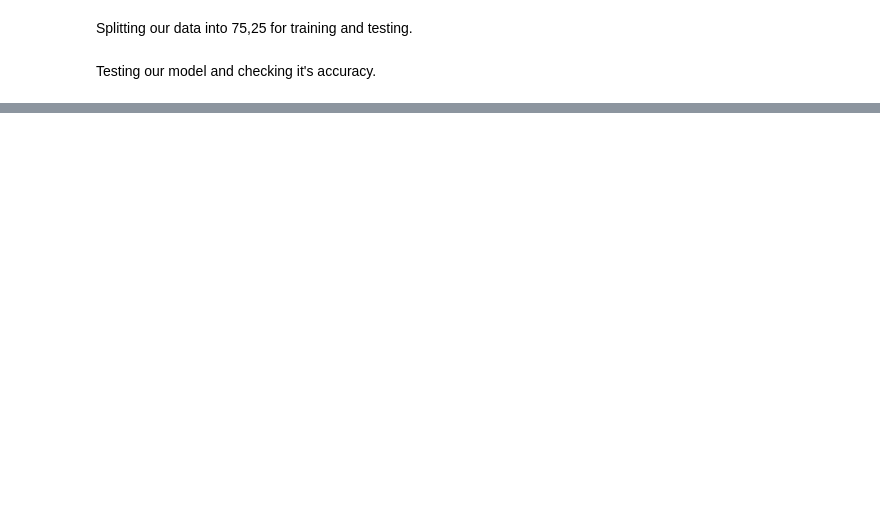
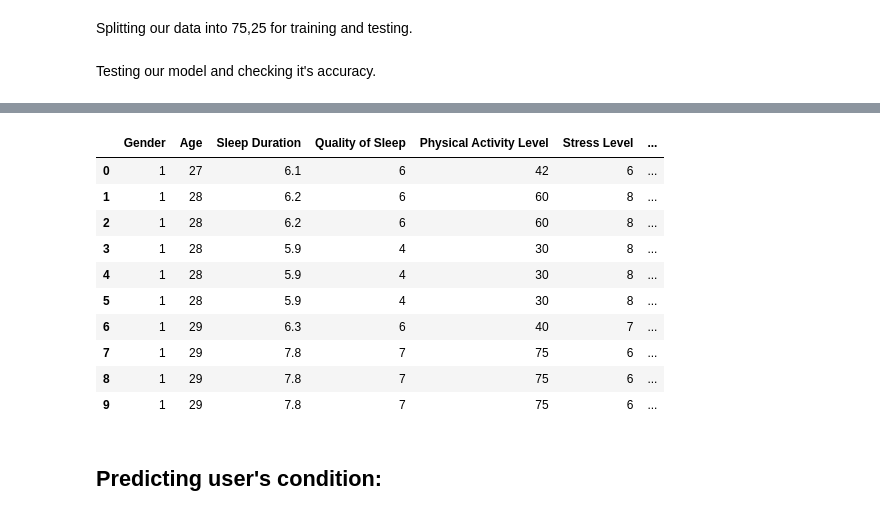
Before and after one commit to DartMNKY/stats102-team-project, a Jupyter notebook: Updated final project.ipynb, the cells around one changed output, grey strips where cells are left out. Drawn from its saved outputs; the diff is of its cells as text; code cells hidden in the pictures; blank space fills up the shorter version.

```diff
--- a/Updated final project.ipynb
+++ b/Updated final project.ipynb
@@ -172,0 +198,14 @@ Haven't implemented our input feature yet.
+# %%
+dt.head(10)
+# %% [output]
+|  | Gender | Age | Sleep Duration | Quality of Sleep | Physical Activity Level | Stress Level | ... |
+| 0 | 1 | 27 | 6.1 | 6 | 42 | 6 | ... |
+| 1 | 1 | 28 | 6.2 | 6 | 60 | 8 | ... |
+| 2 | 1 | 28 | 6.2 | 6 | 60 | 8 | ... |
+| 3 | 1 | 28 | 5.9 | 4 | 30 | 8 | ... |
+| 4 | 1 | 28 | 5.9 | 4 | 30 | 8 | ... |
+| 5 | 1 | 28 | 5.9 | 4 | 30 | 8 | ... |
+| 6 | 1 | 29 | 6.3 | 6 | 40 | 7 | ... |
+| 7 | 1 | 29 | 7.8 | 7 | 75 | 6 | ... |
+| 8 | 1 | 29 | 7.8 | 7 | 75 | 6 | ... |
+| 9 | 1 | 29 | 7.8 | 7 | 75 | 6 | ... |
@@ -172,0 +220,2 @@ Haven't implemented our input feature yet.
+# %% [markdown]
+## Predicting user's condition:
```
Also changed, not shown: parts of 12 cells of this notebook.
